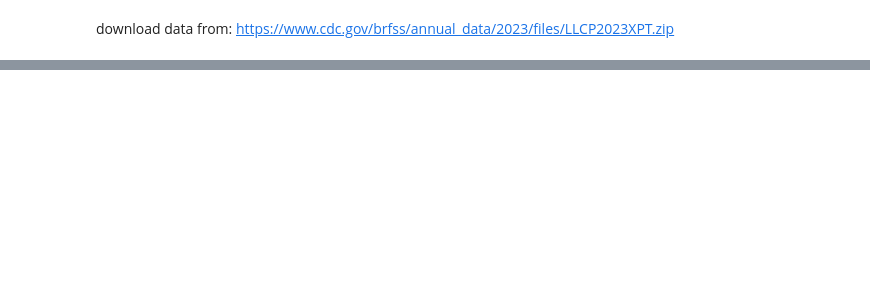
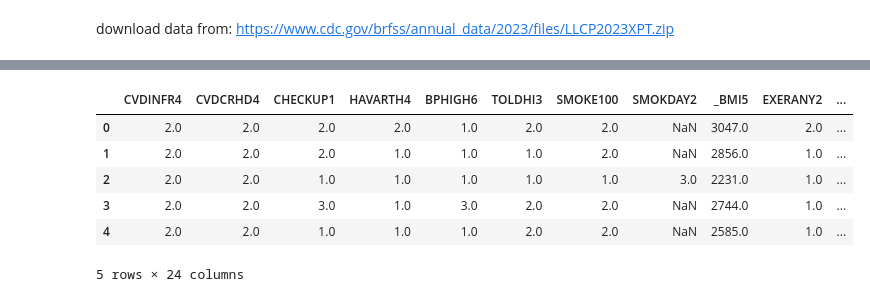
Before and after one commit to NadineJac/LoveYourHeart, a Jupyter notebook: notebooks/clean_brfss2023.ipynb, the cells around one changed output, grey strips where cells are left out. Drawn from its saved outputs; the diff is of its cells as text; code cells hidden in the pictures; blank space fills up the shorter version.

```diff
--- a/notebooks/clean_brfss2023.ipynb
+++ b/notebooks/clean_brfss2023.ipynb
@@ -13,8 +21,16 @@ df_all.head()
 # %%
 df = df_all.copy()
 # %%
-df = df.loc[:,["CVDINFR4", "BPHIGH6", "TOLDHI3", "SMOKE100", "SMOKDAY2", "_BMI5", "EXERANY2", "ALCDAY4", "_AGE_G", "_SEX", "GENHLTH", "PHYSHLTH", "MENTHLTH", "POORHLTH", "ASTHMA3","CHCSCNC1", "CHCCOPD3", "CHCKDNY2", "DIABETE4", "CVDSTRK3", "DIFFWALK"]]
+df = df.loc[:,["CVDINFR4", "CVDCRHD4", "CHECKUP1", "HAVARTH4", "BPHIGH6", "TOLDHI3", "SMOKE100", "SMOKDAY2", "_BMI5", "EXERANY2", "ALCDAY4", "_AGE_G", "_SEX", "GENHLTH", "PHYSHLTH", "MENTHLTH", "POORHLTH", "ASTHMA3","CHCSCNC1", "CHCCOPD3", "CHCKDNY2", "DIABETE4", "CVDSTRK3", "DIFFWALK"]]
 df.head()
+# %% [output]
+|  | CVDINFR4 | CVDCRHD4 | CHECKUP1 | HAVARTH4 | BPHIGH6 | TOLDHI3 | SMOKE100 | SMOKDAY2 | _BMI5 | EXERANY2 | ... |
+| 0 | 2.0 | 2.0 | 2.0 | 2.0 | 1.0 | 2.0 | 2.0 | NaN | 3047.0 | 2.0 | ... |
+| 1 | 2.0 | 2.0 | 2.0 | 1.0 | 1.0 | 1.0 | 2.0 | NaN | 2856.0 | 1.0 | ... |
+| 2 | 2.0 | 2.0 | 1.0 | 1.0 | 1.0 | 1.0 | 1.0 | 3.0 | 2231.0 | 1.0 | ... |
+| 3 | 2.0 | 2.0 | 3.0 | 1.0 | 3.0 | 2.0 | 2.0 | NaN | 2744.0 | 1.0 | ... |
+| 4 | 2.0 | 2.0 | 1.0 | 1.0 | 1.0 | 2.0 | 2.0 | NaN | 2585.0 | 1.0 | ... |
+5 rows × 24 columns
 # %%
 # rename columns
 rename_map = {
```
Also changed, not shown: parts of 13 cells of this notebook, 1 other file.
